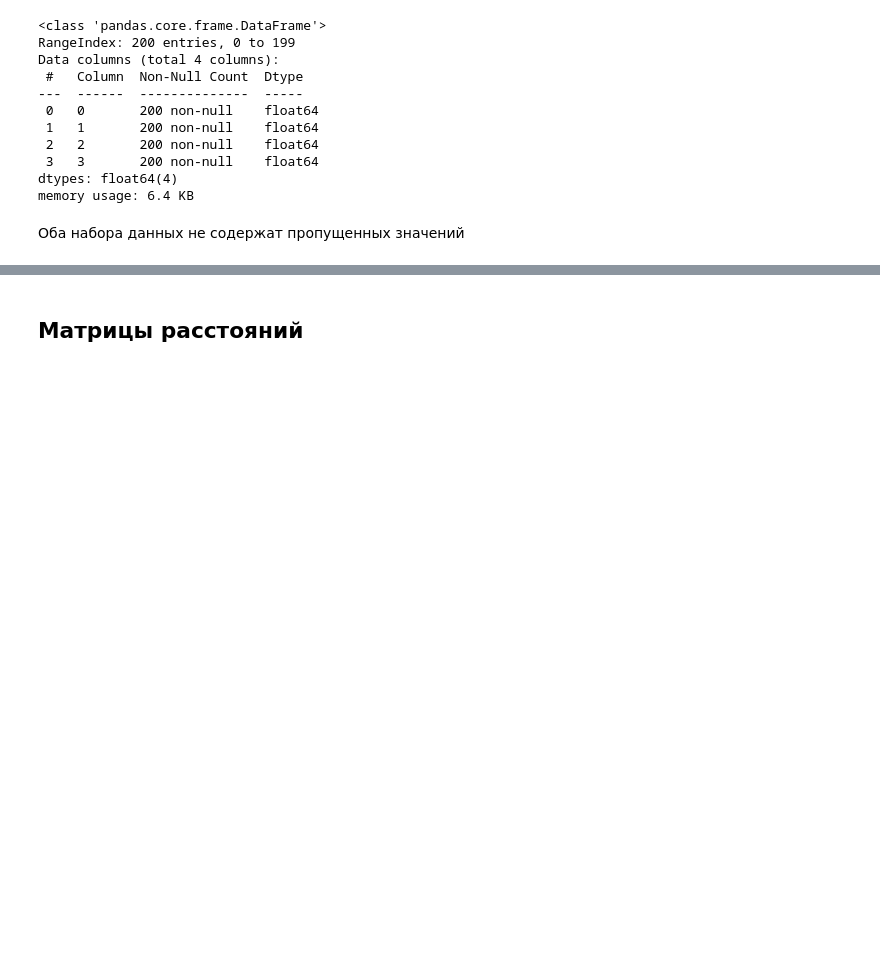
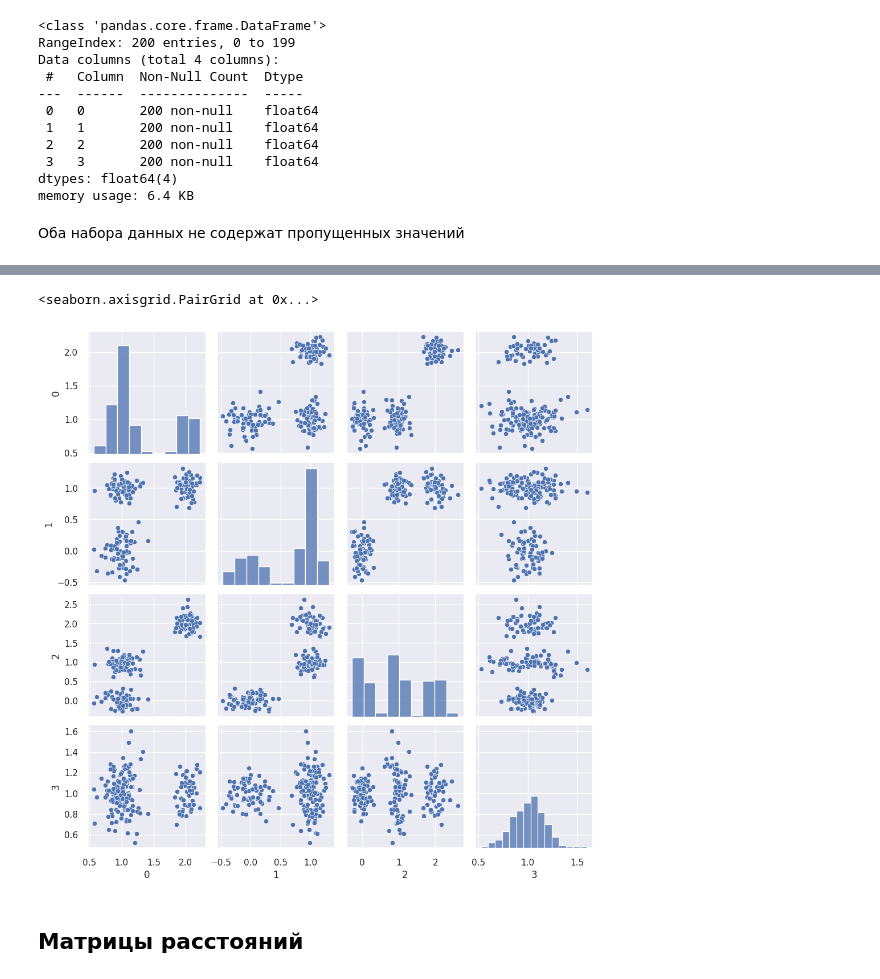
Before and after one commit to Vladislav-Kanev/Clustering_lab2, a Jupyter notebook: report.ipynb, the cells around one changed output, grey strips where cells are left out. Cells and saved outputs as stored; diff of their text form; code cells hidden in the pictures; blank space fills up the shorter version.

```diff
--- a/report.ipynb
+++ b/report.ipynb
@@ -72,3 +77,8 @@ memory usage: 6.4 KB
+# %%
+sns.pairplot(data_y)
+# %% [output]
+<seaborn.axisgrid.PairGrid at 0x...>
+[figure, added]
 # %% [markdown]
 ## Матрицы расстояний
 # %% [markdown]
```
Also changed, not shown: parts of 8 cells of this notebook, 1 other file.
